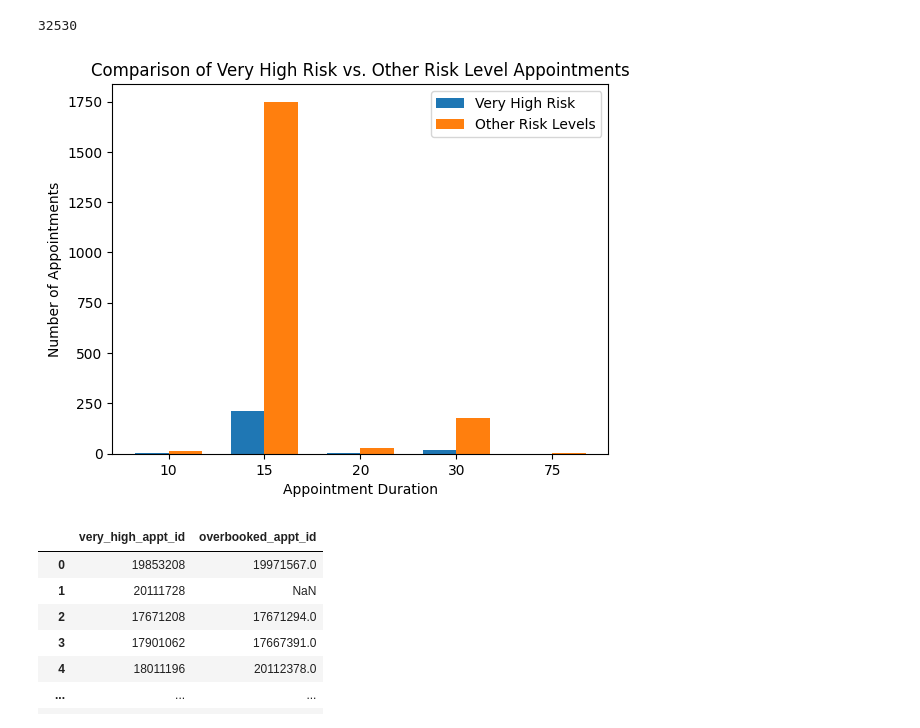
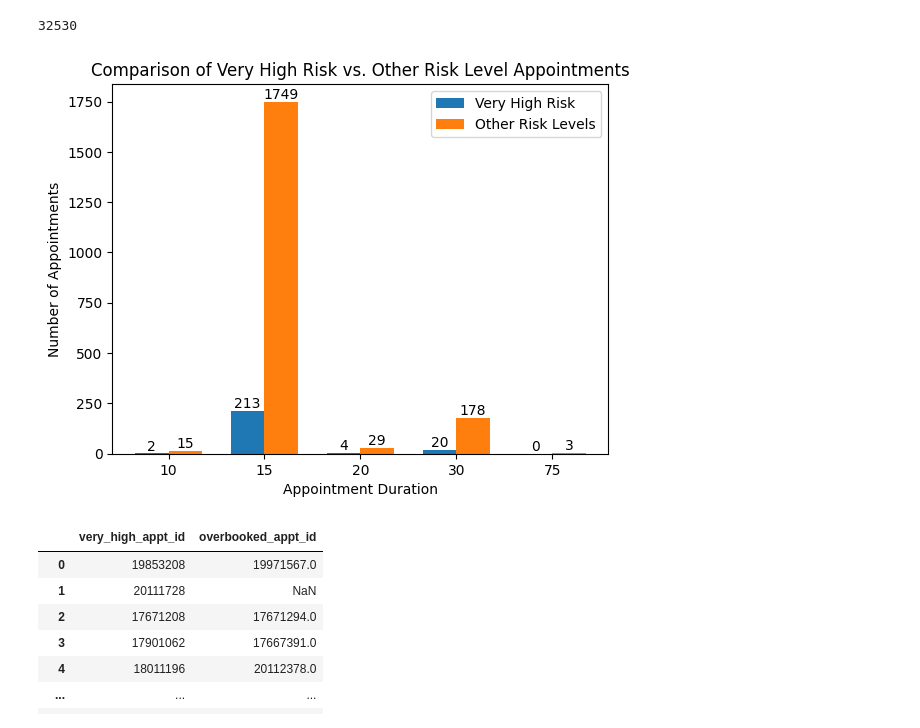
Before and after one commit to hallucinojenlee/hds_dna, a Jupyter notebook: scripts/overbooking_model.ipynb, the cells around one changed output. Cells and saved outputs as stored; diff of their text form; code cells hidden in the pictures.

Commit message:
added data values to bar charts

```diff
--- a/scripts/overbooking_model.ipynb
+++ b/scripts/overbooking_model.ipynb
@@ -115,34 +115,55 @@ other_risk_counts = [
     len(queue20),
     len(queue30),
     len(queue75),
 ]
 
 # Define the durations
 durations = [10, 15, 20, 30, 75]
 
 # Plot the data
 fig, ax = plt.subplots()
 width = 0.35  # Width of the bars
 
 # Bar positions
 ind = range(len(durations))
 
 # Create the bar plots
 bars1 = ax.bar(ind, very_high_counts, width, label='Very High Risk')
 bars2 = ax.bar([i + width for i in ind], other_risk_counts, width, label='Other Risk Levels')
 
 # Add labels, title, and legend
 ax.set_xlabel('Appointment Duration')
 ax.set_ylabel('Number of Appointments')
 ax.set_title('Comparison of Very High Risk vs. Other Risk Level Appointments')
 ax.set_xticks([i + width / 2 for i in ind])
 ax.set_xticklabels(durations)
 ax.legend()
 
+# Add data values on top of the bars
+for bar in bars1:
+    height = bar.get_height()
+    ax.text(
+        bar.get_x() + bar.get_width() / 2,
+        height,
+        f'{height}',
+        ha='center',
+        va='bottom'
+    )
+
+for bar in bars2:
+    height = bar.get_height()
+    ax.text(
+        bar.get_x() + bar.get_width() / 2,
+        height,
+        f'{height}',
+        ha='center',
+        va='bottom'
+    )
+
 # Display the plot
 plt.show()
 # %% [output]
-[figure, old version]
+[figure, new version]
 # %%
 # Function to overbook the very high risk appointments
 def overbook_appointments(very_high_group, queue):
```
